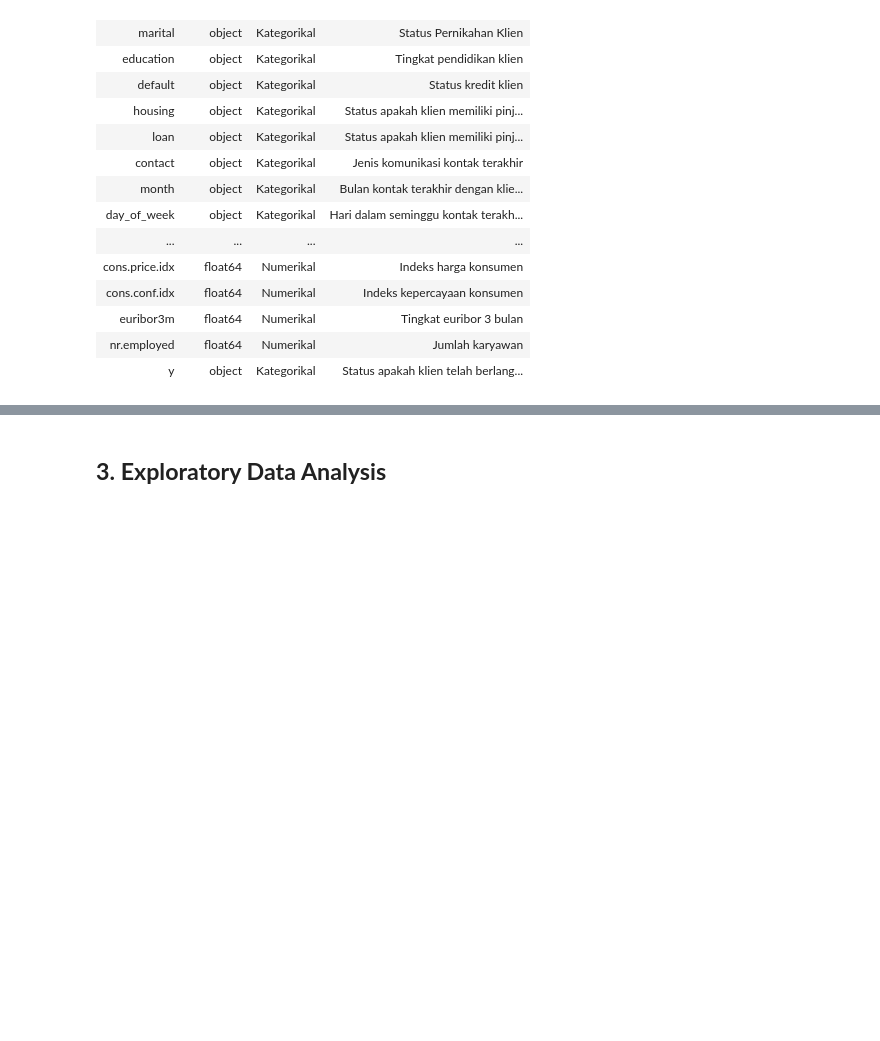
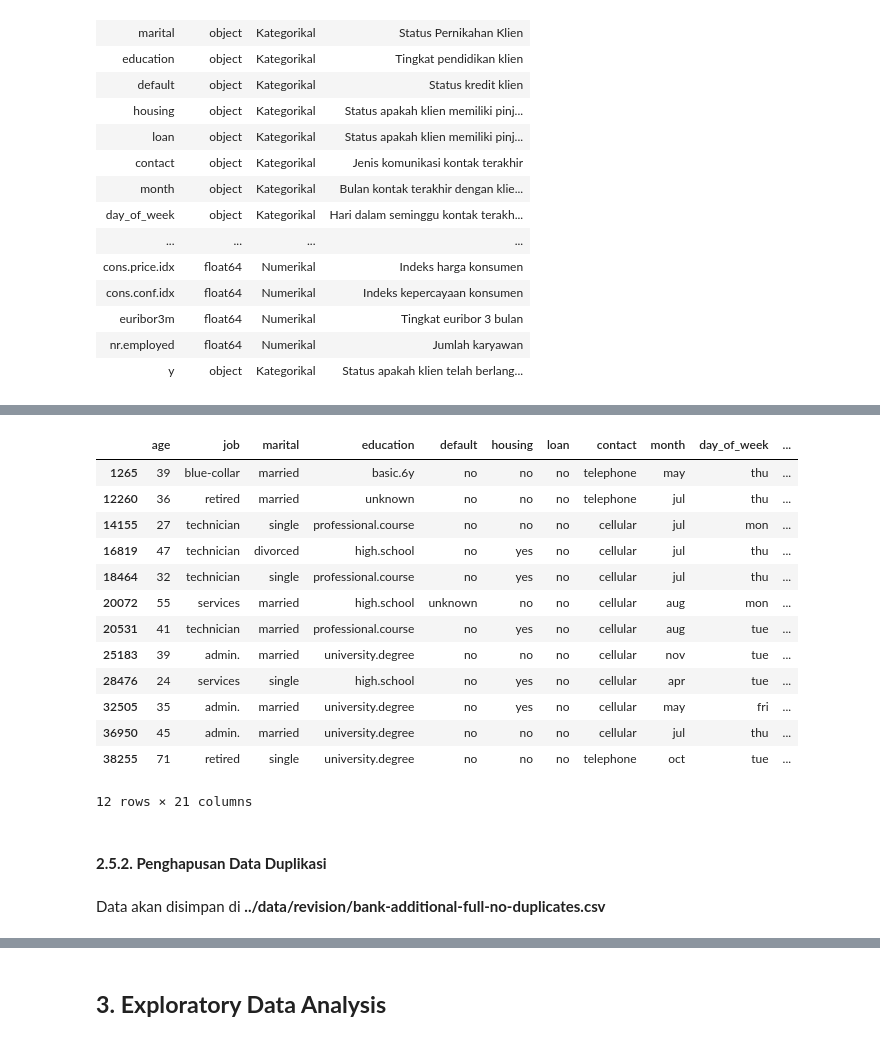
Before and after one commit to purbaronny/prwdhk-ds-group-final, a Jupyter notebook: src/solution.ipynb, the cells around one changed output, grey strips where cells are left out. Drawn from its saved outputs; the diff is of its cells as text; code cells hidden in the pictures; blank space fills up the shorter version.

```diff
--- a/src/solution.ipynb
+++ b/src/solution.ipynb
@@ -148,0 +209,31 @@ display(HTML(html_centered))
+# %%
+# Tampilkan dalam bentuk tabel
+display(duplicate_rows_distinct)
+# %% [output]
+|  | age | job | marital | education | default | housing | loan | contact | month | day_of_week | ... |
+| 1265 | 39 | blue-collar | married | basic.6y | no | no | no | telephone | may | thu | ... |
+| 12260 | 36 | retired | married | unknown | no | no | no | telephone | jul | thu | ... |
+| 14155 | 27 | technician | single | professional.course | no | no | no | cellular | jul | mon | ... |
+| 16819 | 47 | technician | divorced | high.school | no | yes | no | cellular | jul | thu | ... |
+| 18464 | 32 | technician | single | professional.course | no | yes | no | cellular | jul | thu | ... |
+| 20072 | 55 | services | married | high.school | unknown | no | no | cellular | aug | mon | ... |
+| 20531 | 41 | technician | married | professional.course | no | yes | no | cellular | aug | tue | ... |
+| 25183 | 39 | admin. | married | university.degree | no | no | no | cellular | nov | tue | ... |
+| 28476 | 24 | services | single | high.school | no | yes | no | cellular | apr | tue | ... |
+| 32505 | 35 | admin. | married | university.degree | no | yes | no | cellular | may | fri | ... |
+| 36950 | 45 | admin. | married | university.degree | no | no | no | cellular | jul | thu | ... |
+| 38255 | 71 | retired | single | university.degree | no | no | no | telephone | oct | tue | ... |
+12 rows × 21 columns
+# %% [markdown]
+#### **2.5.2. Penghapusan Data Duplikasi**
+# %%
+# Remove duplicate rows and keep only the first occurrence
+df_no_duplicates = df.drop_duplicates(keep='first')
+
+# Save the cleaned DataFrame to a new CSV file
+output_path = "../data/revision/bank-additional-full-no-duplicates.csv"
+df_no_duplicates.to_csv(output_path, sep=';', index=False)
+
+display(Markdown(f"Data akan disimpan di **{output_path}**"))
+# %% [output]
+Data akan disimpan di **../data/revision/bank-additional-full-no-duplicates.csv**
```
Also changed, not shown: parts of 10 cells of this notebook.
